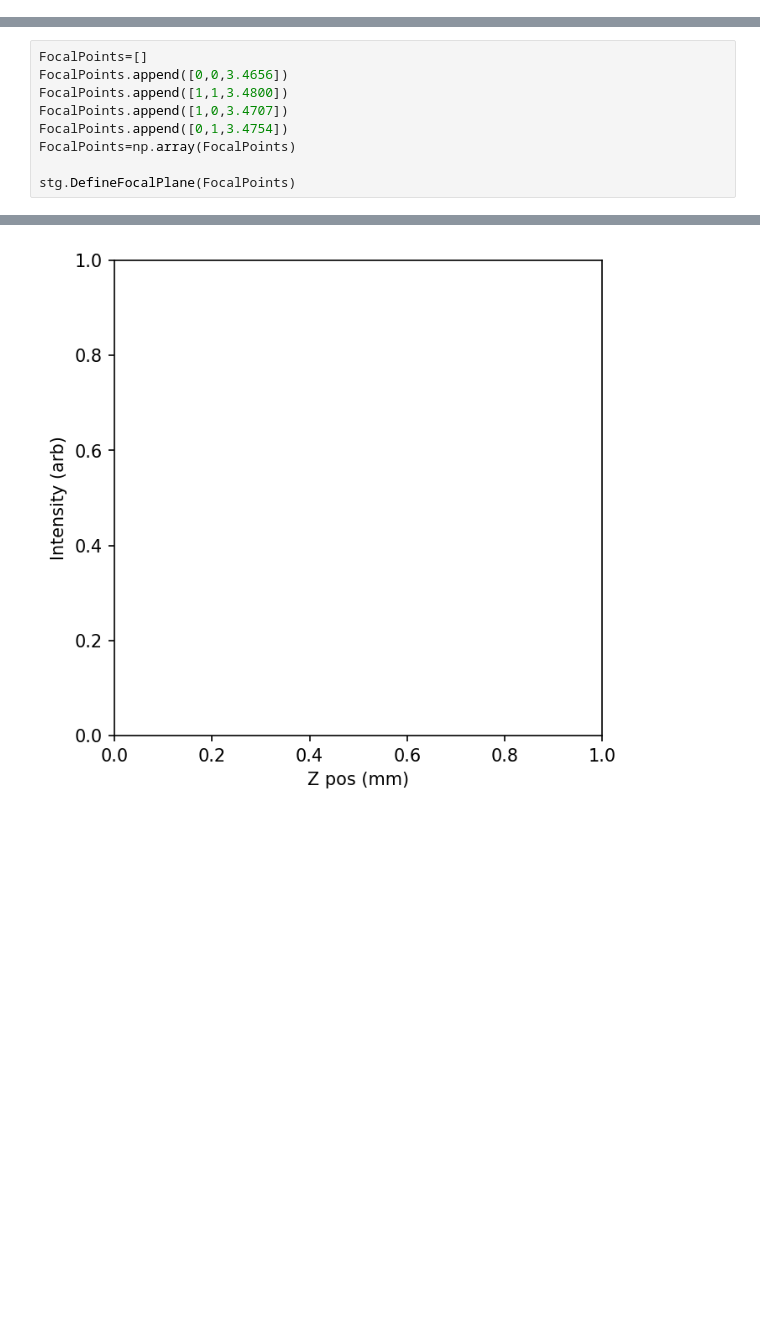
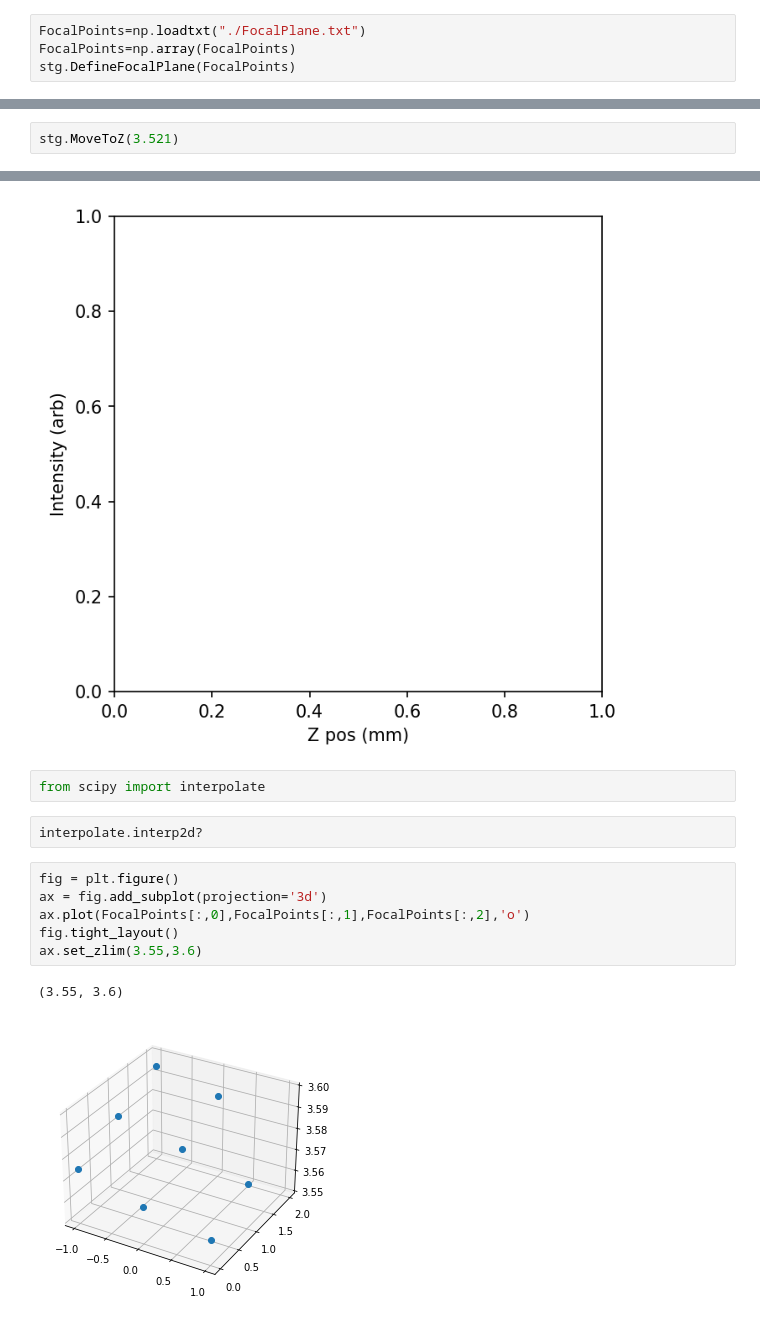
Before and after one commit to UTA-REST/MicroscopeControlSuite, a Jupyter notebook: ExampleHamAndStage.ipynb, the cells around one changed output, grey strips where cells are left out. Saved outputs shown, nothing was run; the diff lists cells and outputs as text; blank space fills up the shorter version.

```diff
--- a/ExampleHamAndStage.ipynb
+++ b/ExampleHamAndStage.ipynb
@@ -56,0 +69,4 @@ Stage at  0 0 3.35
+# %%
+FocalPoints=np.loadtxt("./FocalPlane.txt")
+FocalPoints=np.array(FocalPoints)
+stg.DefineFocalPlane(FocalPoints)
@@ -67,10 +106,3 @@ Stage at  0 -0.75 3.35
 # %%
-FocalPoints=[]
-FocalPoints.append([0,0,3.4656])
-FocalPoints.append([1,1,3.4800])
-FocalPoints.append([1,0,3.4707])
-FocalPoints.append([0,1,3.4754])
-FocalPoints=np.array(FocalPoints)
-
-stg.DefineFocalPlane(FocalPoints)
+stg.MoveToZ(3.521)
 # %%
@@ -210,3 +626,16 @@ plt.plot(Zs,Integrals)
 # %% [output]
 ValueError: x and y must have same first dimension, but have shapes (100,) and (0,)
 [figure]
+# %%
+from scipy import interpolate
+# %%
+interpolate.interp2d?
+# %%
+fig = plt.figure()
+ax = fig.add_subplot(projection='3d')
+ax.plot(FocalPoints[:,0],FocalPoints[:,1],FocalPoints[:,2],'o')
+fig.tight_layout()
+ax.set_zlim(3.55,3.6)
+# %% [output]
+(3.55, 3.6)
+[figure, added]
```
Also changed, not shown: parts of 44 cells of this notebook, 4 other files.
